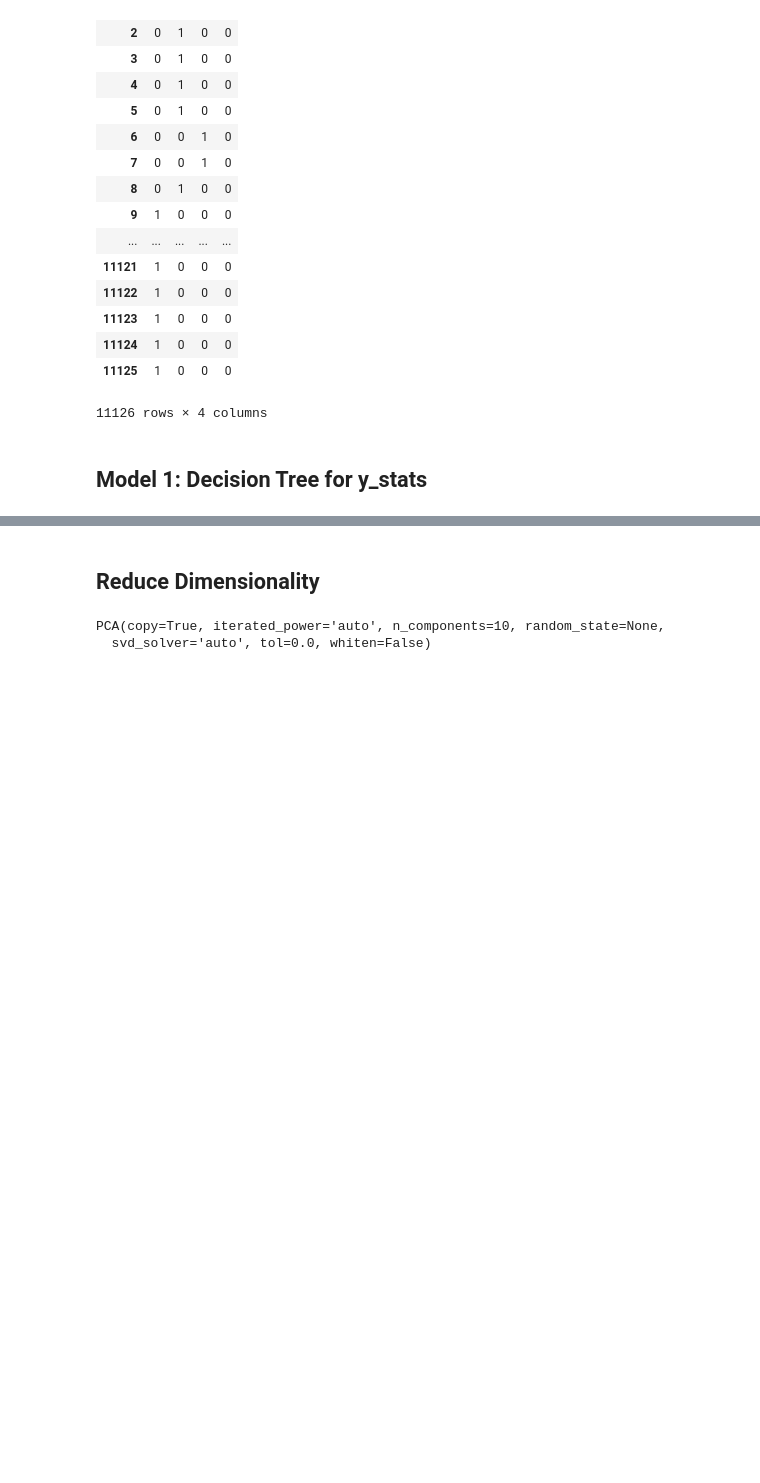
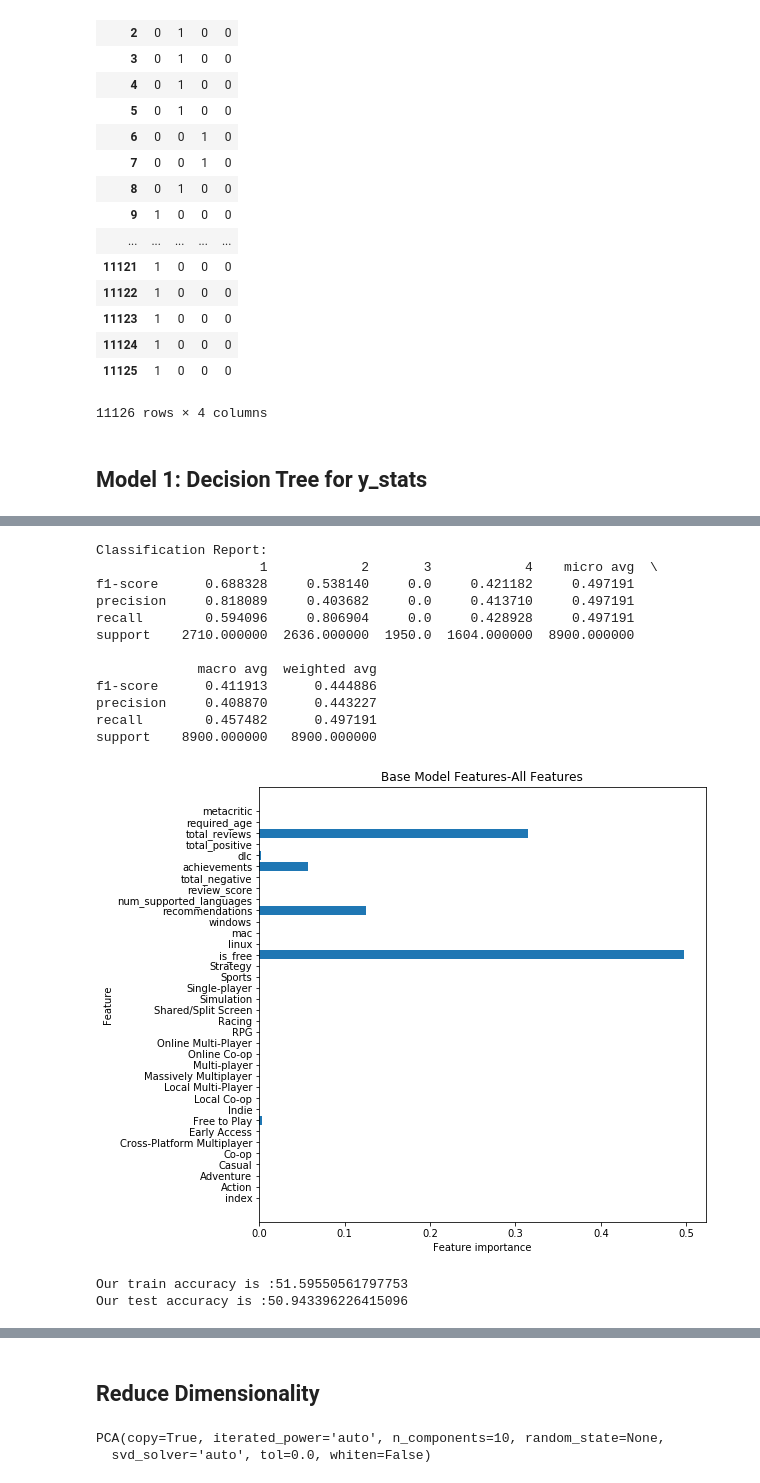
Before and after one commit to rvent/Steam_Pricing_Classification_Project, a Jupyter notebook: Mod-3-Project.ipynb, the cells around one changed output, grey strips where cells are left out. Saved outputs shown, nothing was run; the diff lists cells and outputs as text; code cells hidden in the pictures; blank space fills up the shorter version.

```diff
--- a/Mod-3-Project.ipynb
+++ b/Mod-3-Project.ipynb
@@ -772,15 +792,15 @@ import pydotplus
 # %%
-def plot_feature_importances(model, title):
+def plot_feature_importances(model, title, X_train):
     n_features = X_train.shape[1]
     plt.figure(figsize=(8,8))
     plt.barh(range(n_features), model.feature_importances_, align='center')
-    plt.yticks(np.arange(n_features), X_train.columns.values)
+    plt.yticks(np.arange(n_features), pd.DataFrame(X_train).columns.values)
     plt.xlabel("Feature importance")
     plt.ylabel("Feature")
     plt.title(title)
 
-def run_reports(model, y_true, y_pred, title):
-    plot_feature_importances(model, title)
+def run_reports(model, X_train, y_true, y_pred, title):
+    plot_feature_importances(model, title, X_train)
     print("Classification Report:")
     print(pd.DataFrame(classification_report(y_true, y_pred, output_dict=True)))
 
@@ -828,0 +847,31 @@ Our test accuracy is :77.44833782569631
+# %%
+run_reports(clf_all, X_train_all, y_train_all, y_pred_train_all, "Base Model Features-All Features")
+# %% [output]
+Classification Report:
+                     1            2       3            4    micro avg  \
+f1-score      0.688328     0.538140     0.0     0.421182     0.497191
+precision     0.818089     0.403682     0.0     0.413710     0.497191
+recall        0.594096     0.806904     0.0     0.428928     0.497191
+support    2710.000000  2636.000000  1950.0  1604.000000  8900.000000
+
+             macro avg  weighted avg
+f1-score      0.411913      0.444886
+precision     0.408870      0.443227
+recall        0.457482      0.497191
+support    8900.000000   8900.000000
+[figure, added]
+# %%
+X_train, X_test, y_train, y_test = train_test_split(X, y_stats, test_size=.2)
+r_clf = RandomForestClassifier(n_estimators=100, max_depth=5)
+r_clf.fit(X_train, y_train)
+y_pred_train = r_clf.predict(X_train)
+y_pred_test = r_clf.predict(X_test)
+
+acc = r_clf.score(X_train, y_train) * 100
+print("Our train accuracy is :{0}".format(acc))
+
+acc = r_clf.score(X_test, y_test) * 100
+print("Our test accuracy is :{0}".format(acc))
+# %% [output]
+Our train accuracy is :51.59550561797753
+Our test accuracy is :50.943396226415096
```
Also changed, not shown: parts of 55 cells of this notebook.
